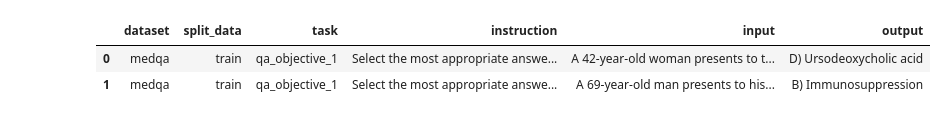
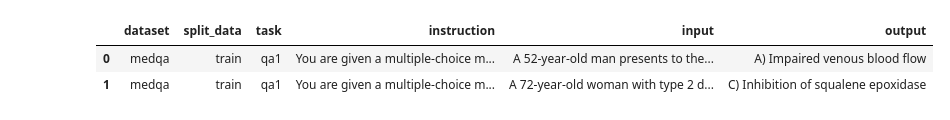
Before and after one commit to HwangIsAce/llm_for_diabetes, a Jupyter notebook: src/data/data_integration.ipynb, the cells around one changed output. Drawn from its saved outputs; the diff is of its cells as text; code cells hidden in the pictures.

```diff
--- a/src/data/data_integration.ipynb
+++ b/src/data/data_integration.ipynb
@@ -1,23 +1,23 @@
 # %%
 ## train
 
 import pandas as pd
 import json
 
 ## data1
-file_path1 = "/data/jaesung/llm_for_diabetes/src/data/data1_diabetes/train_instruction_dataset_v11.json"
+file_path1 = "/data/jaesung/llm_for_diabetes/src/data/data1_diabetes/train_instruction_dataset_v13.json"
 with open(file_path1, 'r', encoding='utf-8') as f:
     data1 = json.load(f)
 
 data1 = pd.DataFrame(data1)
 
 data1 = data1[['dataset', 'split_data', 'task', 'instruction', 'input', 'output']]
 
 data1.head(2)
 # %% [output]
 |  | dataset | split_data | task | instruction | input | output |
-| 0 | medqa | train | qa_objective_1 | Select the most appropriate answe... | A 42-year-old woman presents to t... | D) Ursodeoxycholic acid |
-| 1 | medqa | train | qa_objective_1 | Select the most appropriate answe... | A 69-year-old man presents to his... | B) Immunosuppression |
+| 0 | medqa | train | qa1 | You are given a multiple-choice m... | A 52-year-old man presents to the... | A) Impaired venous blood flow |
+| 1 | medqa | train | qa1 | You are given a multiple-choice m... | A 72-year-old woman with type 2 d... | C) Inhibition of squalene epoxidase |
 # %%
 
 ## data2 - dfh info
```
Also changed, not shown: parts of 15 cells of this notebook, 2 other files.
